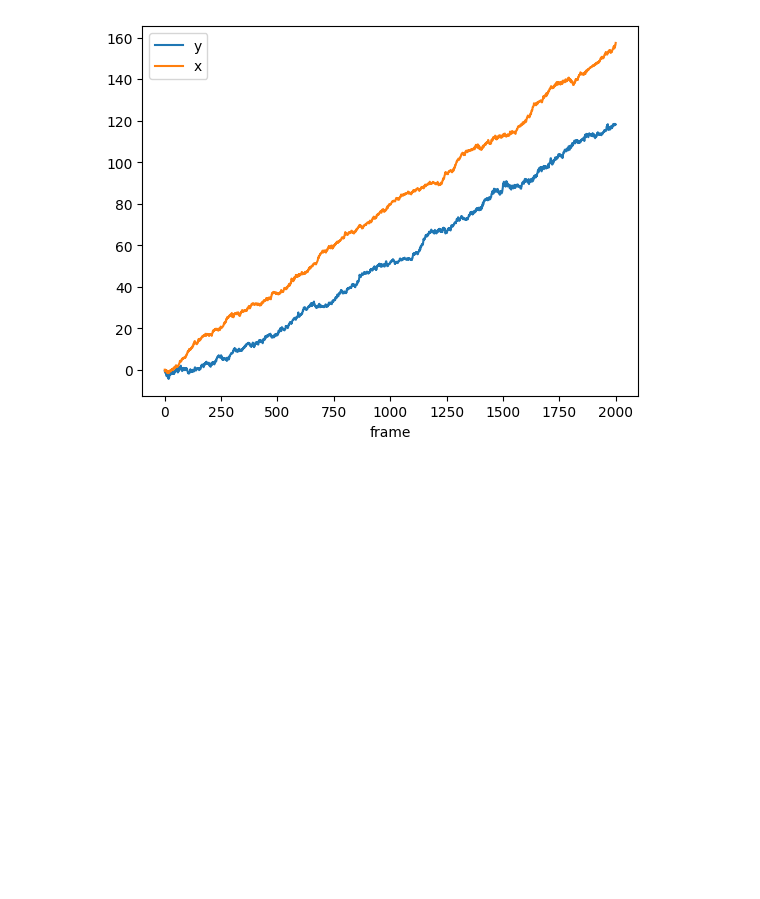
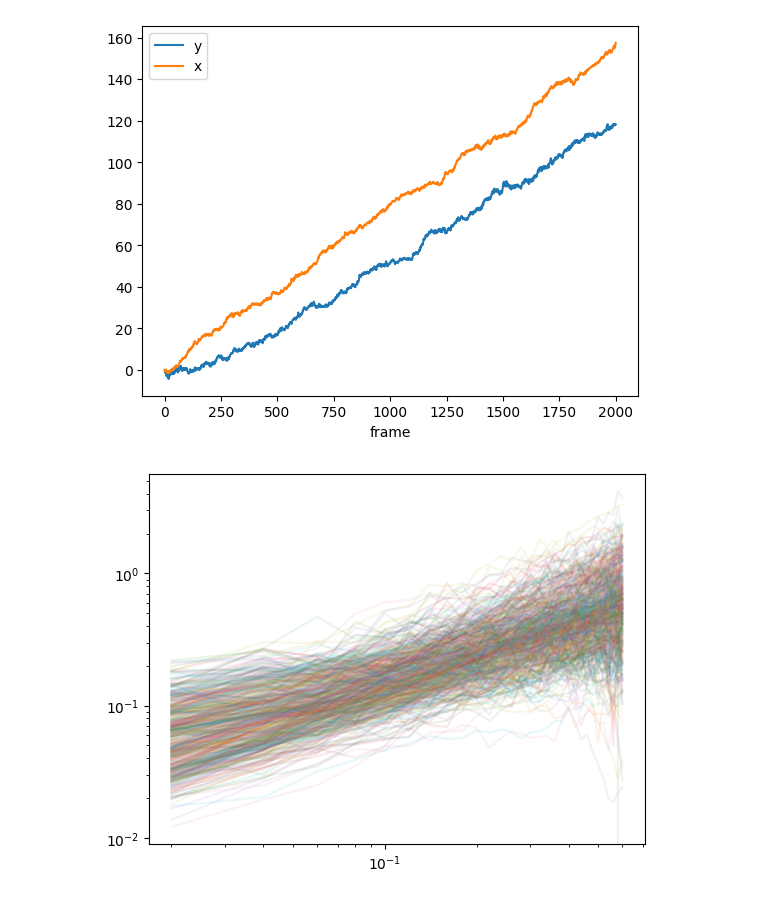
Before and after one commit to HimanshuSingh-all/good-mini-codes, a Jupyter notebook: beta_please.ipynb, the cells around one changed output. Saved outputs shown, nothing was run; the diff lists cells and outputs as text; code cells hidden in the pictures; blank space fills up the shorter version.

```diff
--- a/beta_please.ipynb
+++ b/beta_please.ipynb
@@ -78,3 +79,15 @@ d.plot()
 trajs_drift_removed = trackpy.subtract_drift(trajs.copy(), d)
 # %% [output]
 [figure]
+# %%
+## There seems to be index level and column label ambiguity if I don;t run the following.
+trajs_drift_removed= trajs_drift_removed.rename(columns={'particle':'Particle'})
+
+fps = 1/0.02 #sec # to be set later
+micron_per_pixel = 0.1135000# check in fiji
+msd = trackpy.imsd(trajs_drift_removed, mpp = micron_per_pixel, fps = fps, max_lagtime= 30 )
+plt.plot(msd.index, msd, alpha = 0.1);
+plt.xscale('log')
+plt.yscale('log')
+# %% [output]
+[figure, added]
```
Also changed, not shown: parts of 4 cells of this notebook.
